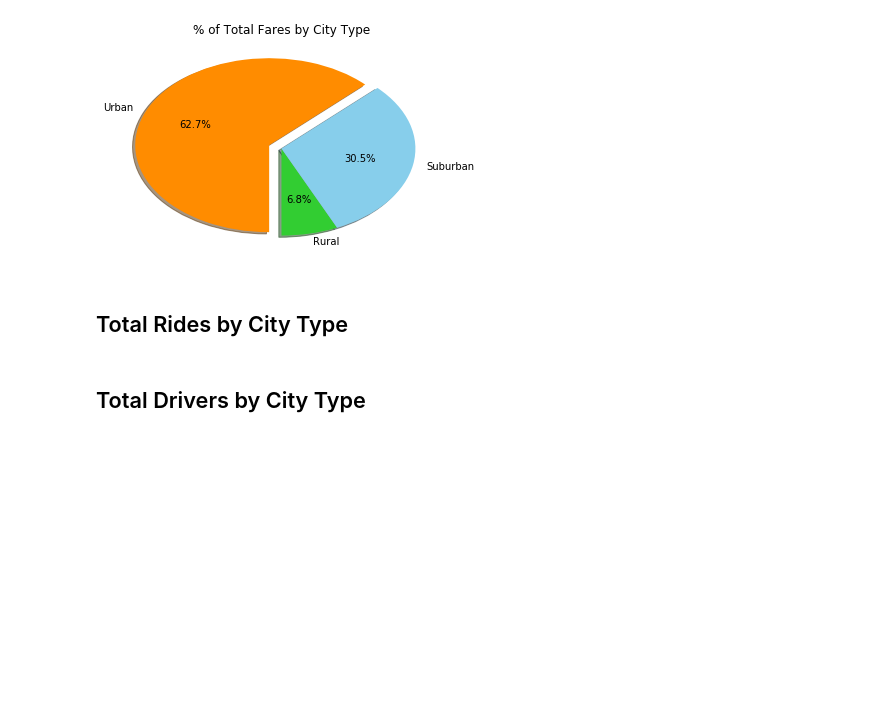
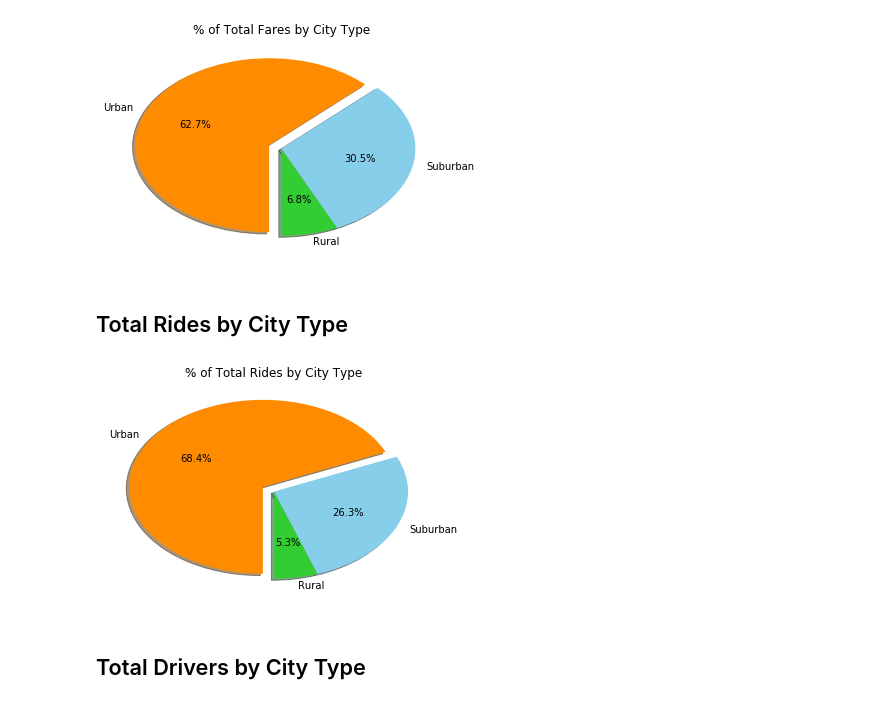
Before and after one commit to kychien/Rideshare_Analysis, a Jupyter notebook: rideshare_plot.ipynb, the cells around one changed output. Saved outputs shown, nothing was run; the diff lists cells and outputs as text; code cells hidden in the pictures; blank space fills up the shorter version.

Commit message:
Add files via upload
20180914 - Added plot for city type ride percentage.

```diff
--- a/rideshare_plot.ipynb
+++ b/rideshare_plot.ipynb
@@ -172,0 +166,25 @@ plt.close()
+# %%
+# Calculate Ride Percents
+type_rides = pd.DataFrame(type_grp["ride_id"].count())
+total_rides = raw_merge["ride_id"].count()
+
+type_rides["ride_pct"] = type_rides/total_rides
+slices = type_rides["ride_pct"].tolist()
+colors = ["limegreen", "skyblue", "darkorange"]
+
+# Build Pie Chart
+rides_pie = plt.pie(slices,
+                    labels=type_rides.index.tolist(),
+                    autopct="%1.1f%%",
+                    explode=explode_largest(slices, .1),
+                    colors=colors,
+                    shadow=True,
+                    startangle=270
+                   )
+plt.title("% of Total Rides by City Type")
+
+# Save Figure
+plt.savefig("City Rides Pie.png", bbox_inches="tight")
+plt.show()
+# %% [output]
+[figure, added]
```
Also changed, not shown: parts of 6 cells of this notebook.
